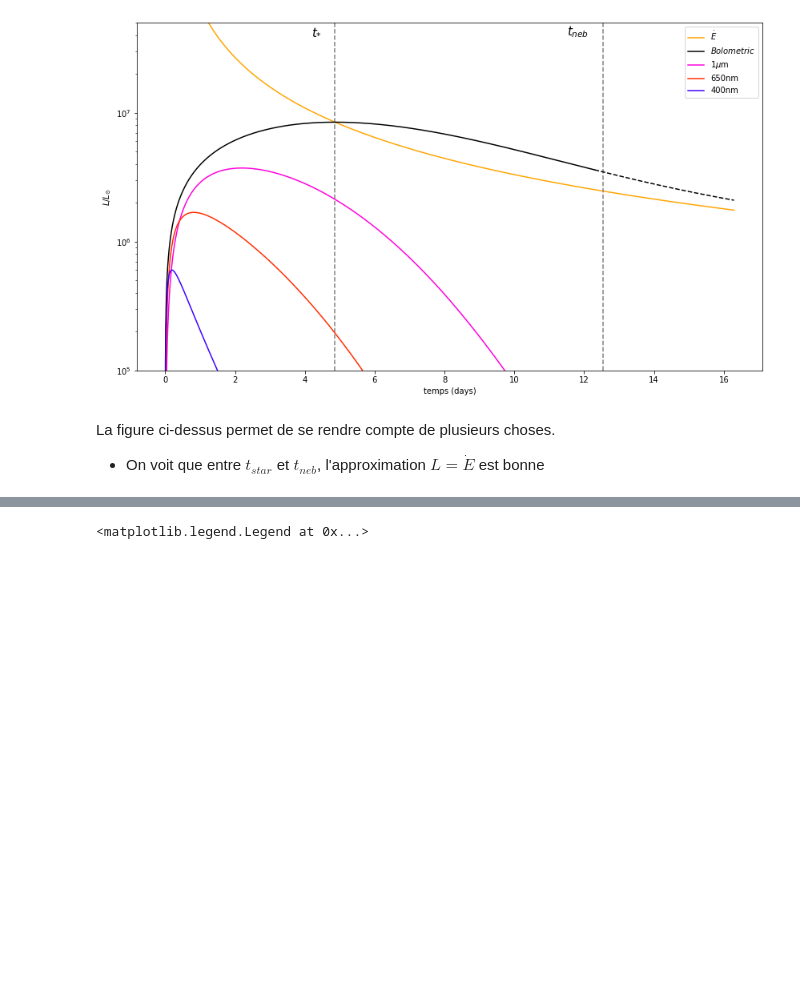
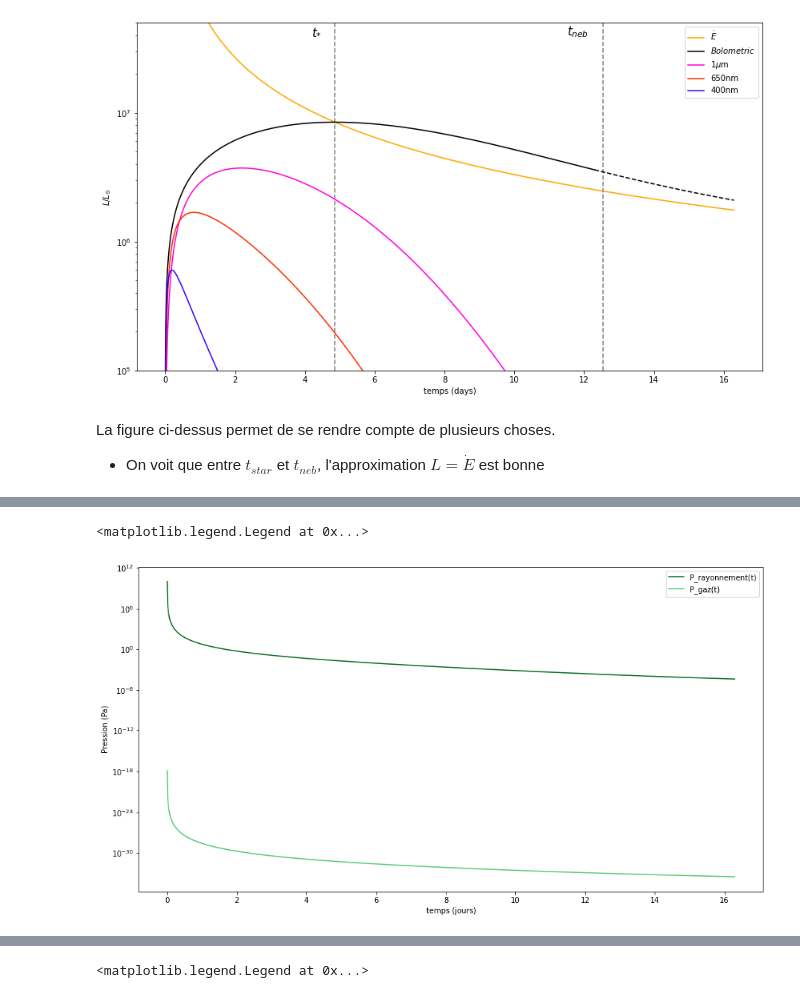
Before and after one commit to romainpch/PHY583, a Jupyter notebook: Astro.ipynb, the cells around one changed output, grey strips where cells are left out. Drawn from its saved outputs; the diff is of its cells as text; code cells hidden in the pictures; blank space fills up the shorter version.

```diff
--- a/Astro.ipynb
+++ b/Astro.ipynb
@@ -117,9 +115,20 @@ def Ts_list(t_list) :
     return res
 
 #P_list est la liste de la pression sur un maillage temporel t_list
-def P_list(t_list) :
+def P_rad_list(t_list) :
     T = T_list(t_list)
     return [a*pow(t,4)/3 for t in T]
+
+def P_gaz_list(t_list) :
+    P_gaz_list = []
+    T = T_list(t_list)
+    for i in range(len(t_list)) :
+        t = t_list[i]
+        Temp = T[i]
+        rho = 3*M_ej/(4*pi*pow(R(t),3))
+        P_gaz = rho*kb*Temp/0.5   #le 0.5 vient du mu*mp de l'Hydrogène
+        P_gaz_list += [P_gaz]
+    return P_gaz_list
 
 #U_list est la liste de l'énergie interne sur un maillage temporel t_list
 def U_list(t_list) :
@@ -133,5 +142,6 @@ def U_list(t_list) :
 
 T = T_list(t_list)
 Ts = Ts_list(t_list)
-P = P_list(t_list)
+P_rad = P_rad_list(t_list)
+P_gaz = P_gaz_list(t_list)
 U = U_list(t_list)
@@ -219,0 +222,13 @@ plt.legend()
+# %%
+plt.figure(figsize=[15,8])
+
+#Plot des Pression de radiation et
+plt.xlabel("temps (jours)")
+plt.ylabel("Pression (Pa)")
+plt.yscale('log')
+plt.plot(s2day(t_list[1:]),P_rad[1:],label='P_rayonnement(t)',color='#086A20')
+plt.plot(s2day(t_list[1:]),P_gaz[1:],label='P_gaz(t)',color='#58CB74')
+plt.legend()
+# %% [output]
+<matplotlib.legend.Legend at 0x...>
+[figure, added]
```
Also changed, not shown: parts of 7 cells of this notebook.
